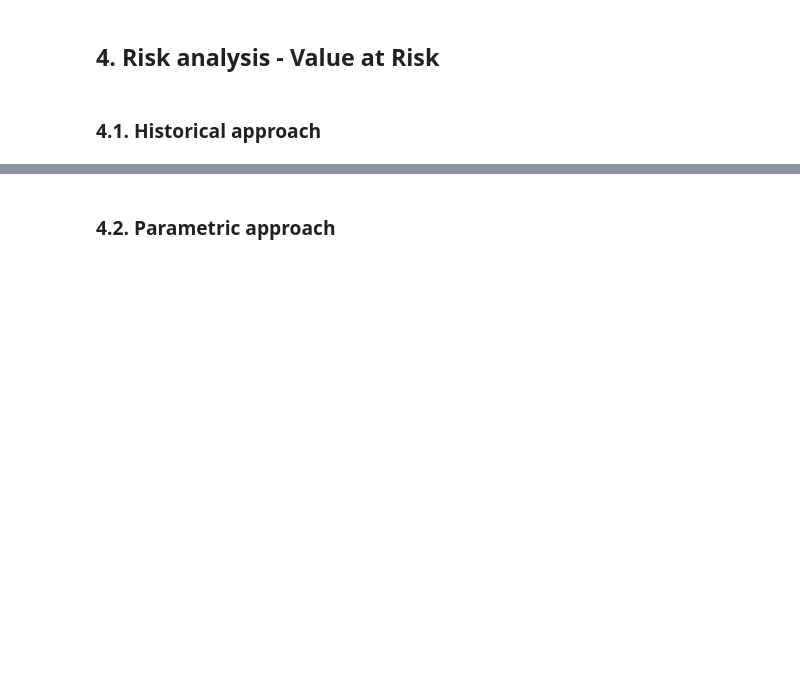
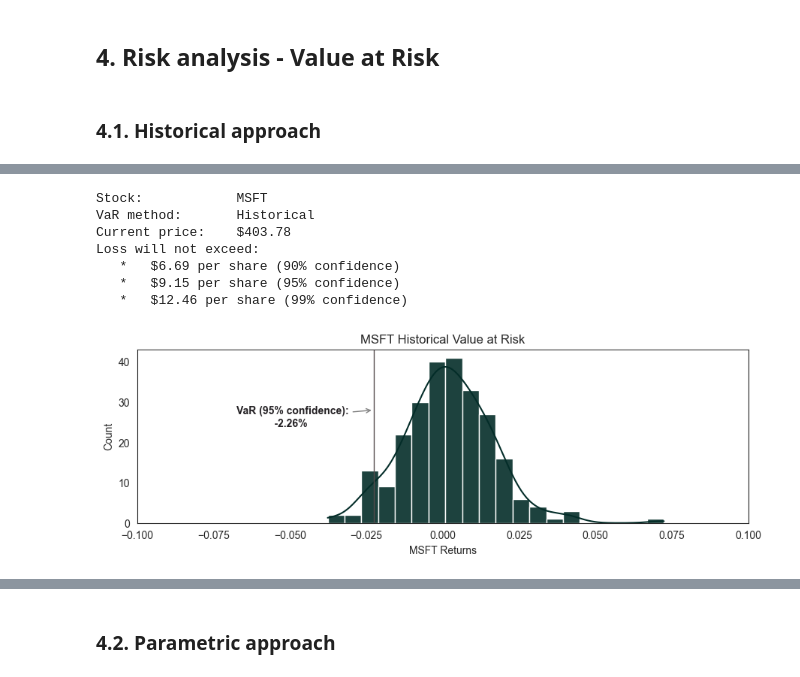
Before and after one commit to kellyle404/Risk_analysis_tech_stocks, a Jupyter notebook: finance.ipynb, the cells around one changed output, grey strips where cells are left out. Cells and saved outputs as stored; diff of their text form; code cells hidden in the pictures; blank space fills up the shorter version.

```diff
--- a/finance.ipynb
+++ b/finance.ipynb
@@ -352,0 +365,11 @@ Loss will not exceed:
+# %%
+VaR_historical('MSFT')
+# %% [output]
+Stock:            MSFT
+VaR method:       Historical
+Current price:    $403.78
+Loss will not exceed:
+   *   $6.69 per share (90% confidence)
+   *   $9.15 per share (95% confidence)
+   *   $12.46 per share (99% confidence)
+[figure, added]
```
Also changed, not shown: parts of 51 cells of this notebook, 11 other files.
